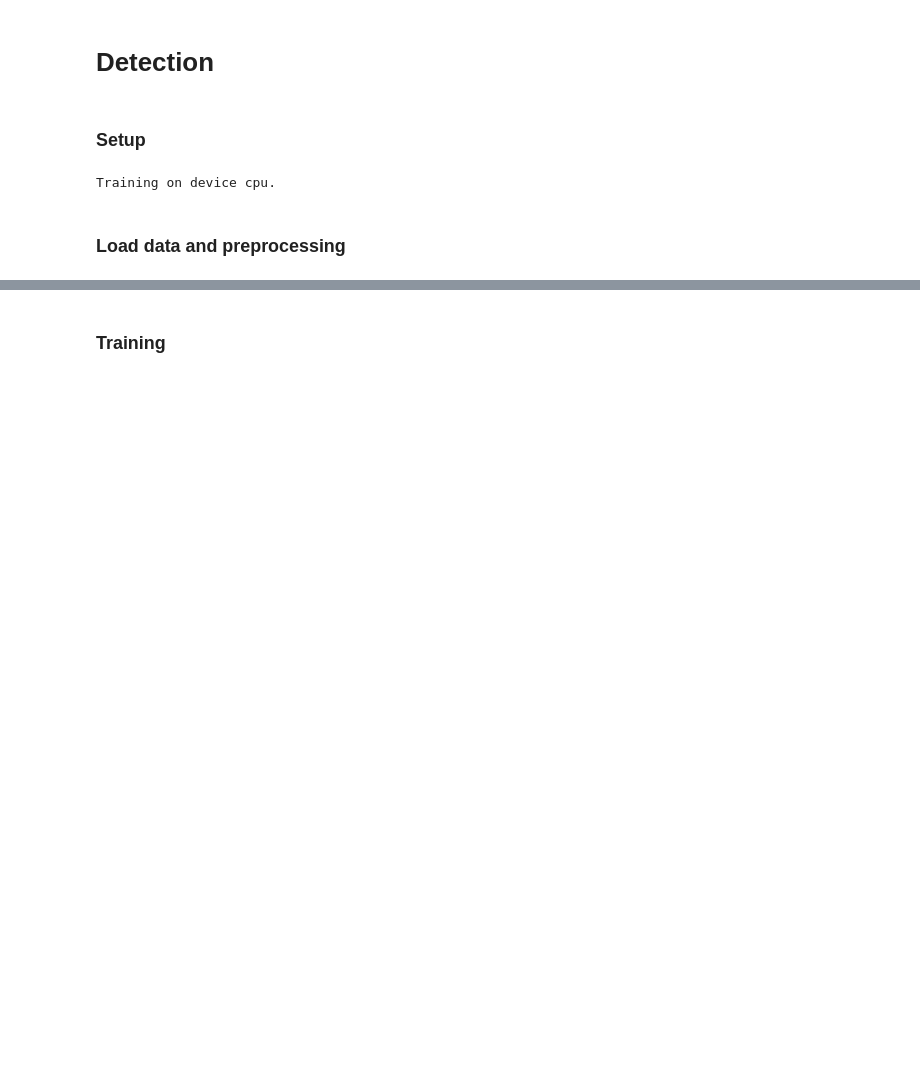
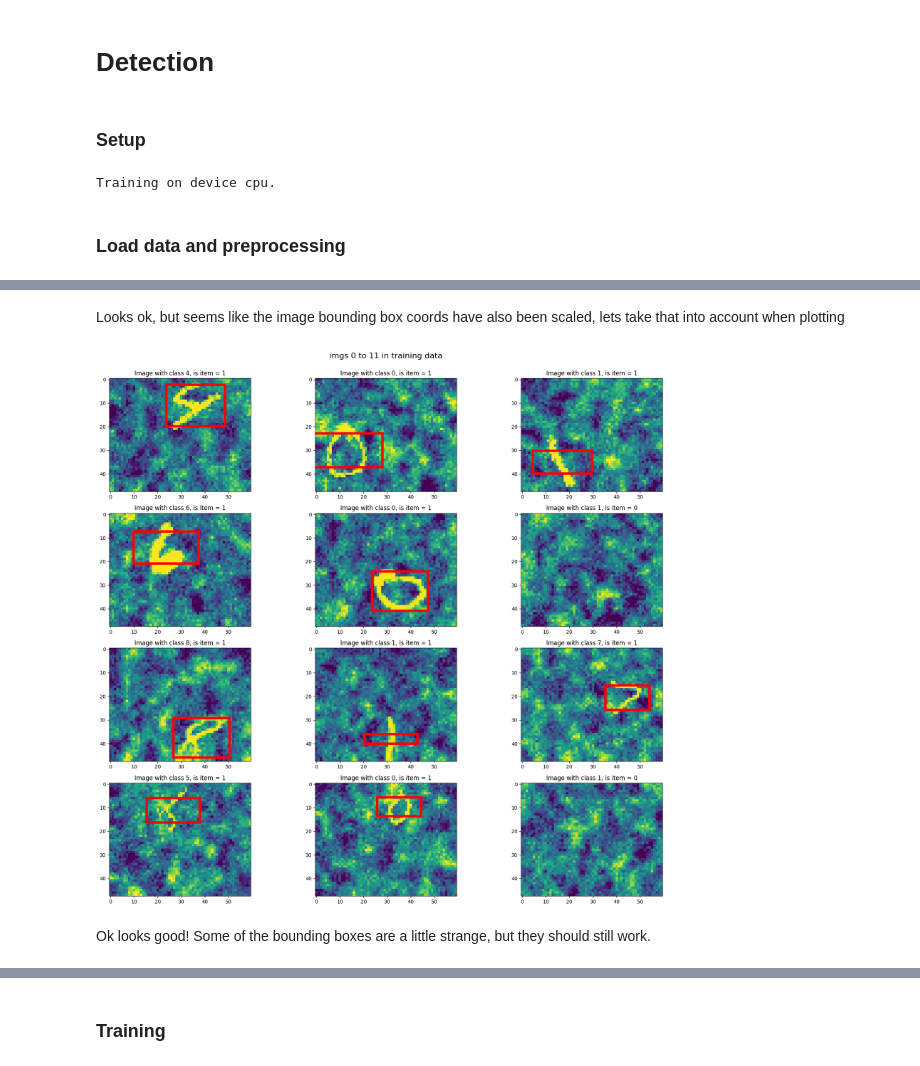
Before and after one commit to Freskoko/inf265_projects, a Jupyter notebook: assignments/src/project_2/Object_detection_template.ipynb, the cells around one changed output, grey strips where cells are left out. Cells and saved outputs as stored; diff of their text form; code cells hidden in the pictures; blank space fills up the shorter version.

```diff
--- a/assignments/src/project_2/Object_detection_template.ipynb
+++ b/assignments/src/project_2/Object_detection_template.ipynb
@@ -25,7 +26,7 @@ from sklearn.metrics import confusion_matrix, ConfusionMatrixDisplay
 # %% [markdown]
 ### Setup
 # %%
-H_in, W_in = 48, 60
+IMG_HEIGHT, IMG_WIDTH = 48, 60
 SEED = 265
 DATA_DIR = Path("data")
 BATCH_SIZE = 32
@@ -57,3 +52,0 @@ class Preprocessor():
-# %%
-i = 0
-dataset_train[i]
@@ -63,0 +69,2 @@ print(len(dataset_train))
+# %% [markdown]
+Looks ok, but seems like the image bounding box coords have also been scaled, lets take that into account when plotting
@@ -64,2 +97,33 @@ print(len(dataset_train))
+# %%
+def plot_multiple(indicies: list, title: str, dataset):
+    n = len(indicies)
+    cols = 3
+    rows = math.ceil(n / cols)
+
+    fig, axes = plt.subplots(rows, cols, figsize=(6 * cols, 4 * rows))
+    axes = axes.flatten() if n > 1 else [axes]
+
+    fig.suptitle(f"{title}", fontsize=16)
+
+    for ax, index in zip(axes, indicies):
+        plot_image(dataset[index], ax)
+
+    for i in range(n, len(axes)):
+        fig.delaxes(axes[i])
+
+    plt.tight_layout(rect=[0, 0, 1, 0.98])
+    # fig.savefig(save_dir / f"hyperparams_{model_title}.png", dpi=500)
+
+    plt.show()
+
+plot_multiple(
+    [i for i in range(12)],
+    "imgs 0 to 11 in training data",
+    dataset_train
+)
+# %% [output]
+[figure, added]
+# %% [markdown]
+Ok looks good! Some of the bounding boxes are a little strange, but they should still work.
 # %%
 # plot values, see between 0 and 1 so no need to normalize
```
Also changed, not shown: parts of 16 cells of this notebook.
